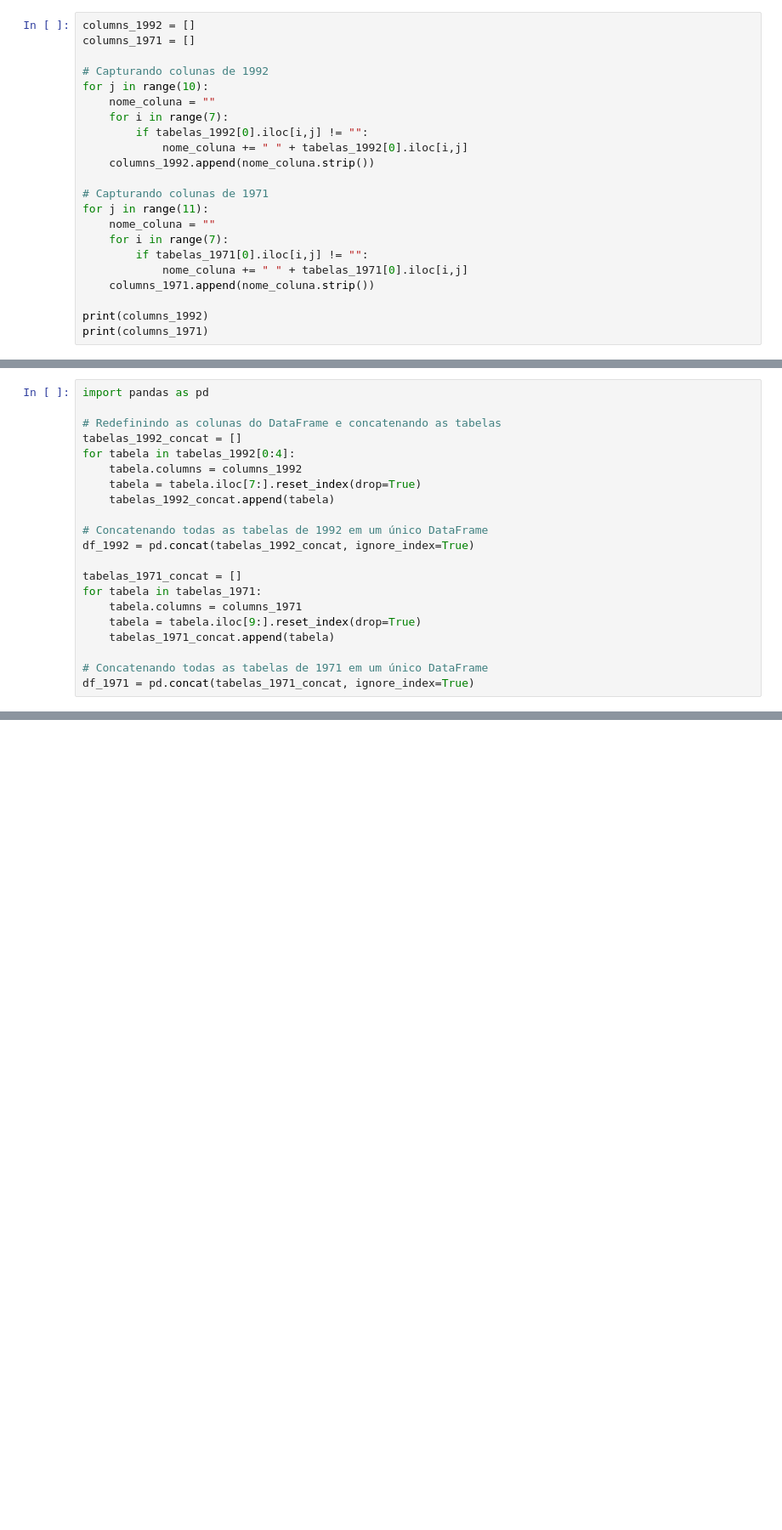
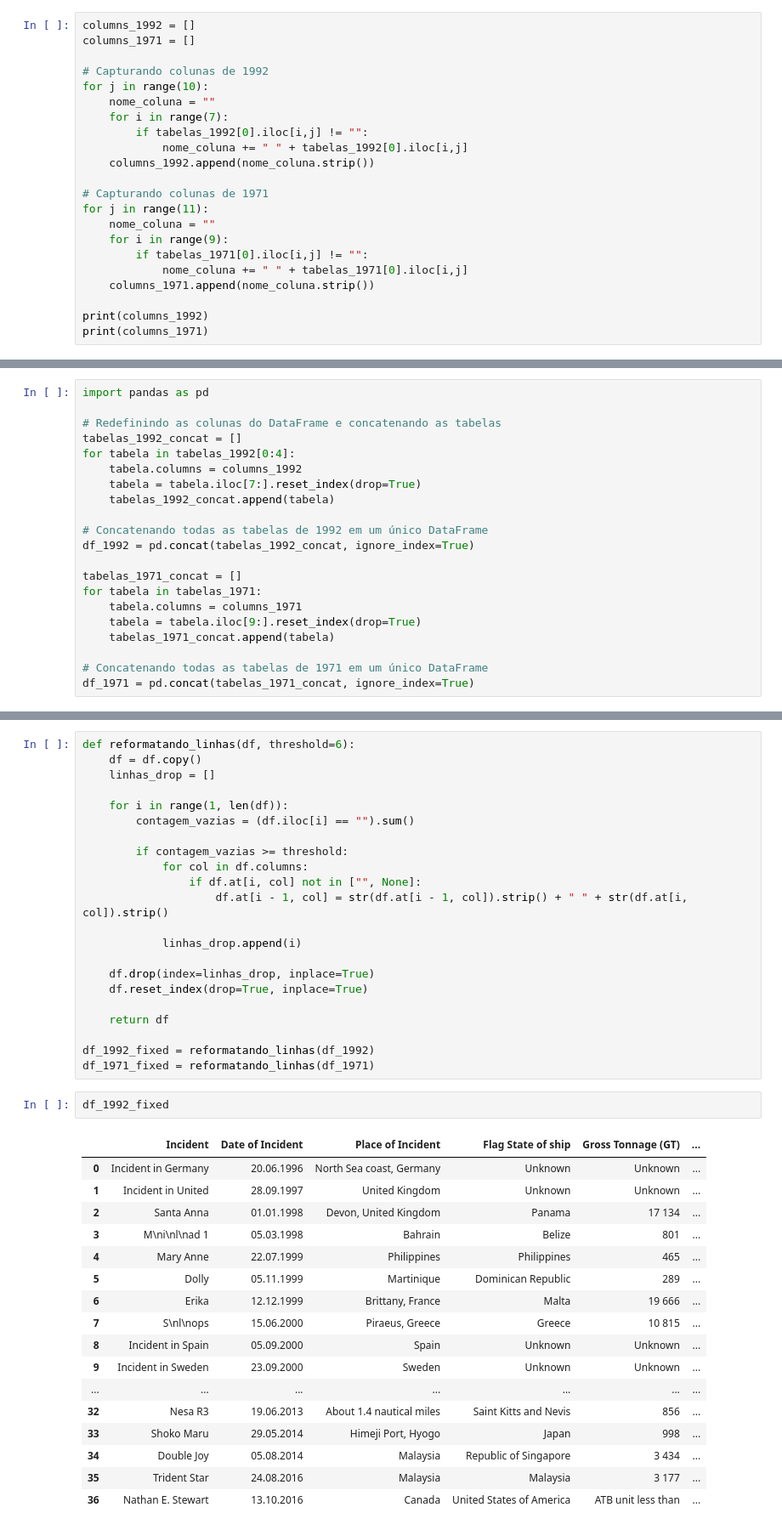
Before and after one commit to pedronery07/Projeto_InsperData_AECOM, a Jupyter notebook: extracao_iopc.ipynb, the cells around one changed output, grey strips where cells are left out. Shown at 85% size. Saved outputs shown, nothing was run; the diff lists cells and outputs as text; blank space fills up the shorter version.

```diff
--- a/extracao_iopc.ipynb
+++ b/extracao_iopc.ipynb
@@ -76,7 +76,7 @@ for j in range(10):
 # Capturando colunas de 1971
 for j in range(11):
     nome_coluna = ""
-    for i in range(7):
+    for i in range(9):
         if tabelas_1971[0].iloc[i,j] != "":
             nome_coluna += " " + tabelas_1971[0].iloc[i,j]
     columns_1971.append(nome_coluna.strip())
@@ -125,0 +126,42 @@ df_1992
+# %%
+def reformatando_linhas(df, threshold=6):
+    df = df.copy()
+    linhas_drop = []
+
+    for i in range(1, len(df)):
+        contagem_vazias = (df.iloc[i] == "").sum()
+
+        if contagem_vazias >= threshold:
+            for col in df.columns:
+                if df.at[i, col] not in ["", None]:
+                    df.at[i - 1, col] = str(df.at[i - 1, col]).strip() + " " + str(df.at[i, col]).strip()
+
+            linhas_drop.append(i)
+
+    df.drop(index=linhas_drop, inplace=True)
+    df.reset_index(drop=True, inplace=True)
+
+    return df
+
+df_1992_fixed = reformatando_linhas(df_1992)
+df_1971_fixed = reformatando_linhas(df_1971)
+# %%
+df_1992_fixed
+# %% [output]
+|  | Incident | Date of Incident | Place of Incident | Flag State of ship | Gross Tonnage (GT) | ... |
+| 0 | Incident in Germany | 20.06.1996 | North Sea coast, Germany | Unknown | Unknown | ... |
+| 1 | Incident in United | 28.09.1997 | United Kingdom | Unknown | Unknown | ... |
+| 2 | Santa Anna | 01.01.1998 | Devon, United Kingdom | Panama | 17 134 | ... |
+| 3 | M\ni\nl\nad 1 | 05.03.1998 | Bahrain | Belize | 801 | ... |
+| 4 | Mary Anne | 22.07.1999 | Philippines | Philippines | 465 | ... |
+| 5 | Dolly | 05.11.1999 | Martinique | Dominican Republic | 289 | ... |
+| 6 | Erika | 12.12.1999 | Brittany, France | Malta | 19 666 | ... |
+| 7 | S\nl\nops | 15.06.2000 | Piraeus, Greece | Greece | 10 815 | ... |
+| 8 | Incident in Spain | 05.09.2000 | Spain | Unknown | Unknown | ... |
+| 9 | Incident in Sweden | 23.09.2000 | Sweden | Unknown | Unknown | ... |
+| ... | ... | ... | ... | ... | ... | ... |
+| 32 | Nesa R3 | 19.06.2013 | About 1.4 nautical miles | Saint Kitts and Nevis | 856 | ... |
+| 33 | Shoko Maru | 29.05.2014 | Himeji Port, Hyogo | Japan | 998 | ... |
+| 34 | Double Joy | 05.08.2014 | Malaysia | Republic of Singapore | 3 434 | ... |
+| 35 | Trident Star | 24.08.2016 | Malaysia | Malaysia | 3 177 | ... |
+| 36 | Nathan E. Stewart | 13.10.2016 | Canada | United States of America | ATB unit less than | ... |
```
Also changed, not shown: parts of 9 cells of this notebook.
